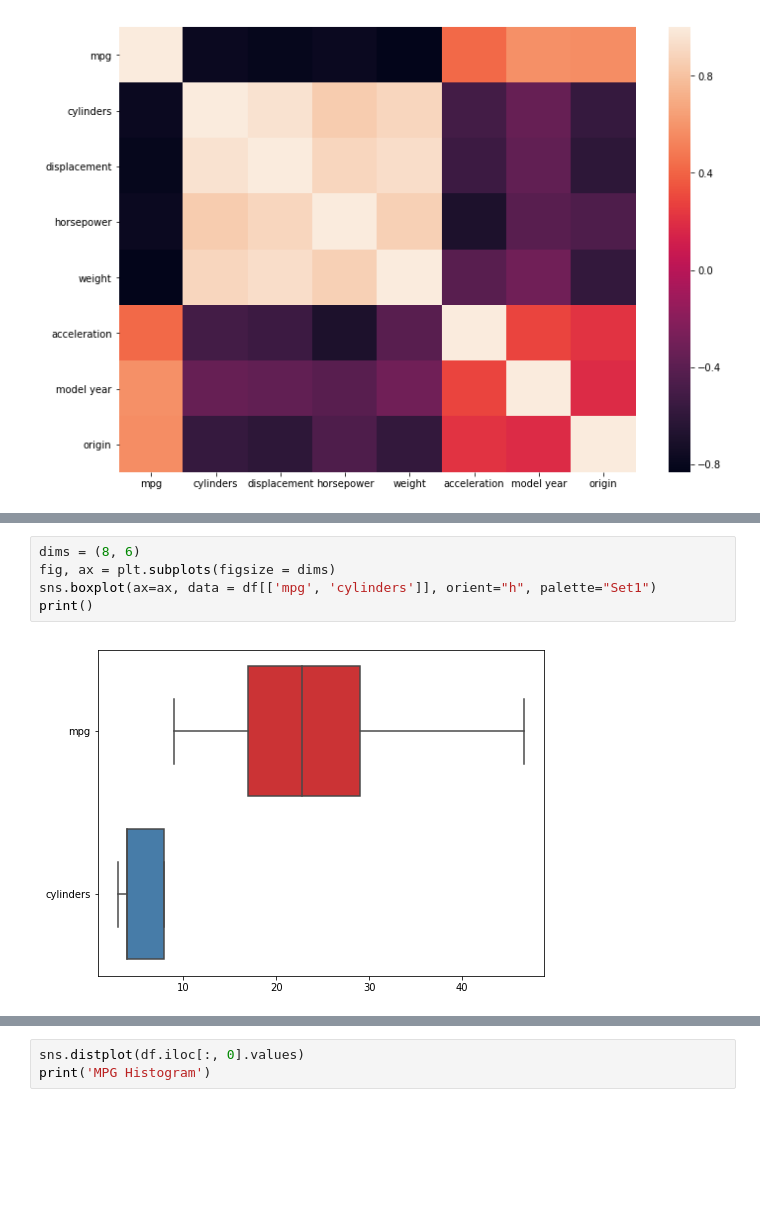
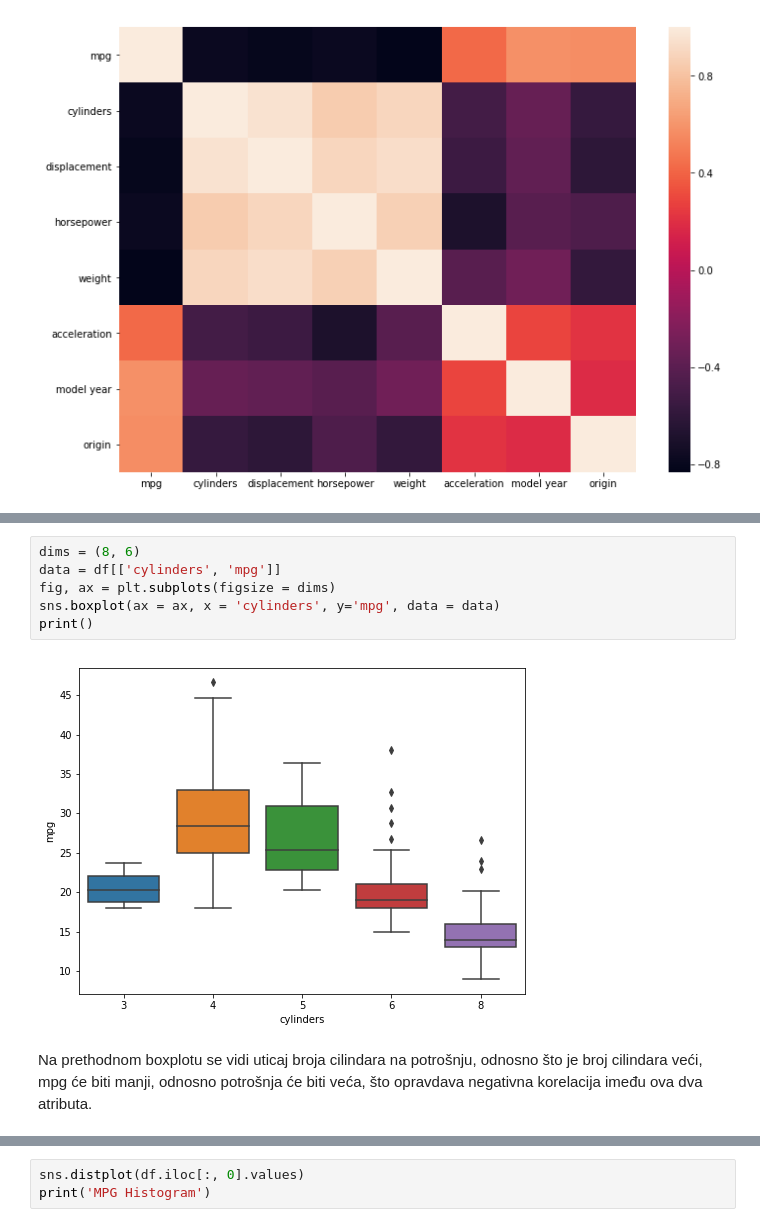
Before and after one commit to aleksandarskrbic/car-economy-ori, a Jupyter notebook: ori_notebook.ipynb, the cells around one changed output, grey strips where cells are left out. Cells and saved outputs as stored; diff of their text form; blank space fills up the shorter version.

```diff
--- a/ori_notebook.ipynb
+++ b/ori_notebook.ipynb
@@ -180,7 +199,10 @@ Vizualizacija matrice korelacije
 # %%
 dims = (8, 6)
+data = df[['cylinders', 'mpg']]
 fig, ax = plt.subplots(figsize = dims)
-sns.boxplot(ax=ax, data = df[['mpg', 'cylinders']], orient="h", palette="Set1")
+sns.boxplot(ax = ax, x = 'cylinders', y='mpg', data = data)
 print()
 # %% [output]
-[figure, old version]
+[figure, new version]
+# %% [markdown]
+Na prethodnom boxplotu se vidi uticaj broja cilindara na potrošnju, odnosno što je broj cilindara veći, mpg će biti manji, odnosno potrošnja će biti veća, što opravdava negativna korelacija imeđu ova dva atributa.
```
Also changed, not shown: parts of 31 cells of this notebook.
